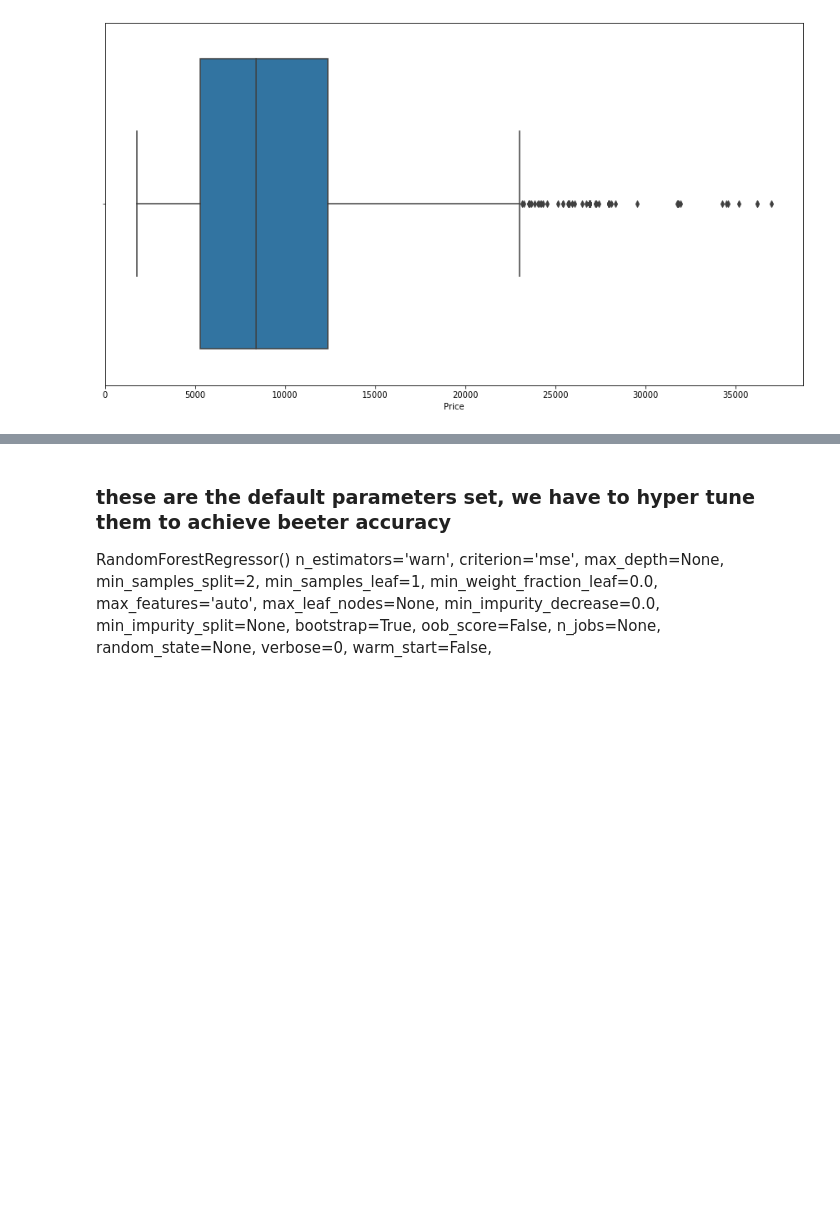
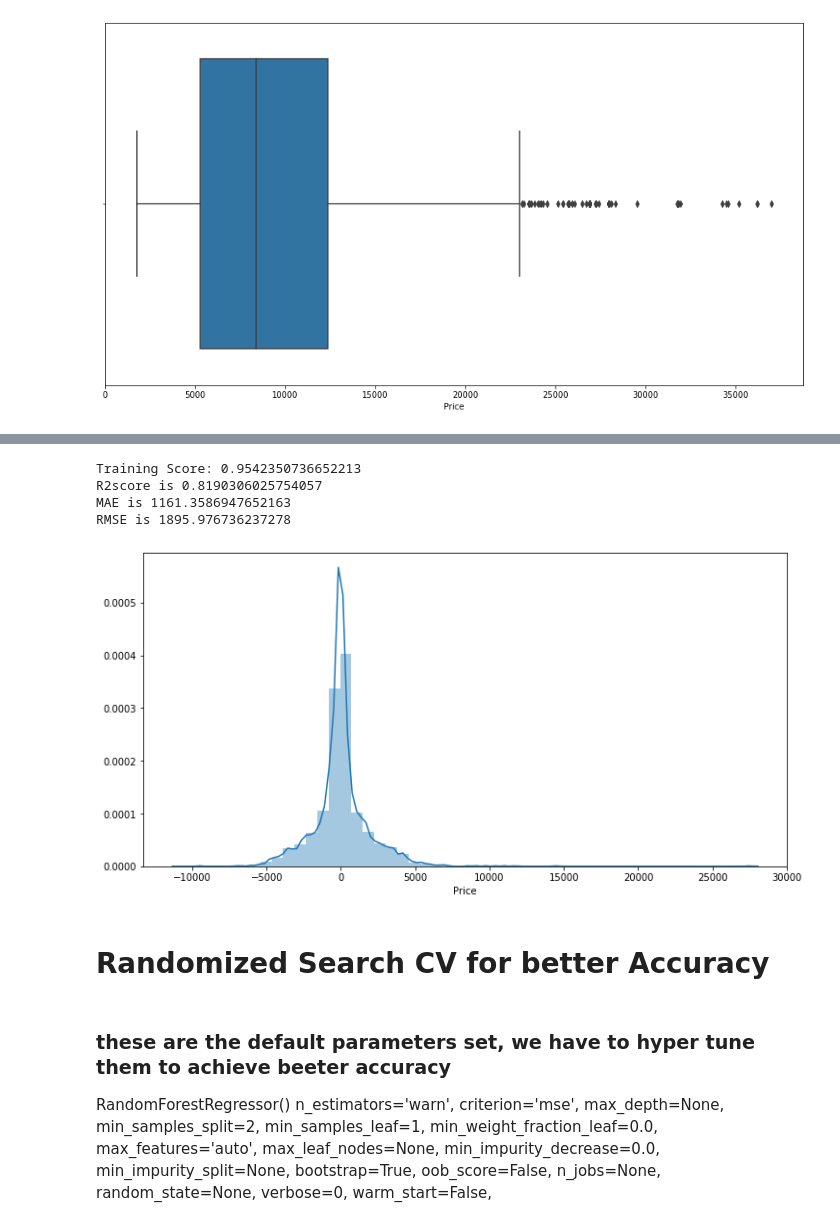
Before and after one commit to SaketNaik99/AirFarepred_RFR, a Jupyter notebook: airfare_pred.ipynb, the cells around one changed output, grey strips where cells are left out. Drawn from its saved outputs; the diff is of its cells as text; code cells hidden in the pictures; blank space fills up the shorter version.

```diff
--- a/airfare_pred.ipynb
+++ b/airfare_pred.ipynb
@@ -361,3 +386,14 @@ from sklearn.ensemble import RandomForestRegressor
+# %%
+#call above function on RandomForestRegressor model
+predict(RandomForestRegressor())
+# %% [output]
+Training Score: 0.9542350736652213
+R2score is 0.8190306025754057
+MAE is 1161.3586947652163
+RMSE is 1895.976736237278
+[figure, added]
+# %% [markdown]
+# Randomized Search CV for better Accuracy
 # %% [markdown]
 ### these are the default parameters set, we have to hyper tune them to achieve beeter accuracy
 RandomForestRegressor()
```
Also changed, not shown: parts of 18 cells of this notebook.
